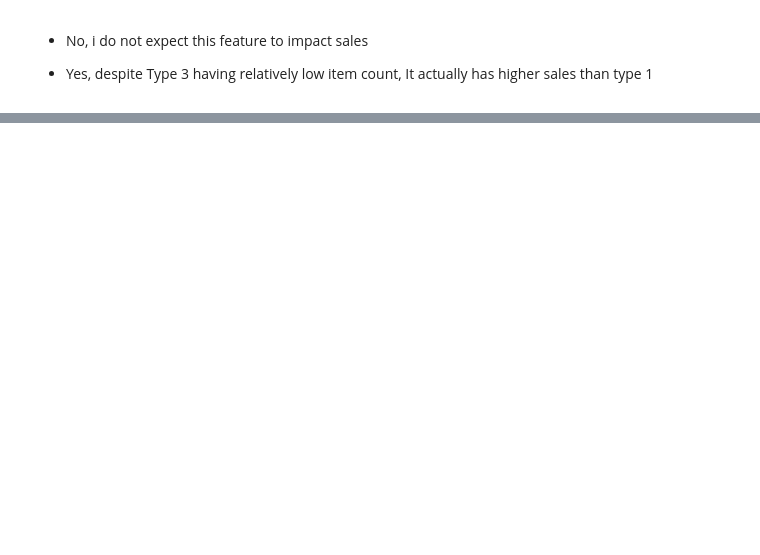
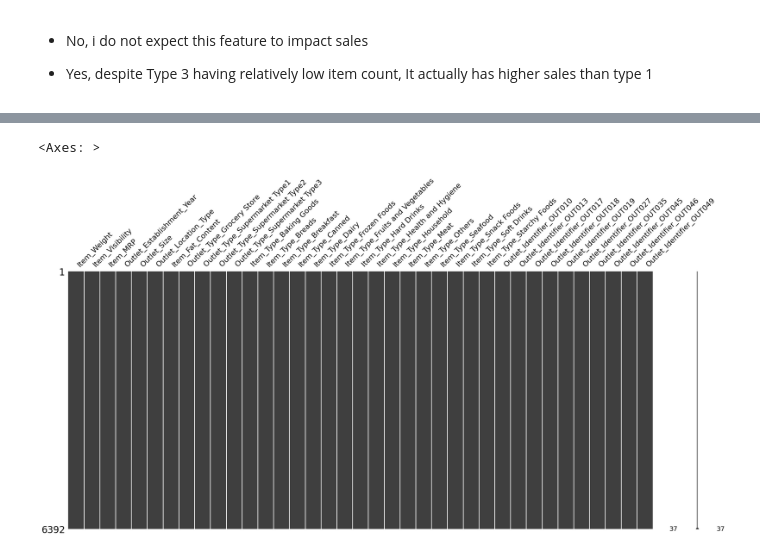
Before and after one commit to UKashNK/Prediction-of-Product-Sales, a Jupyter notebook: Prediction_of_Product_Sales.ipynb, the cells around one changed output, grey strips where cells are left out. Cells and saved outputs as stored; diff of their text form; code cells hidden in the pictures; blank space fills up the shorter version.

```diff
--- a/Prediction_of_Product_Sales.ipynb
+++ b/Prediction_of_Product_Sales.ipynb
@@ -696,0 +866,29 @@ multi_viz(df,"Outlet_Type")
+# %%
+#Instantialising transformers
+
+#Imputing
+num_imputer = SimpleImputer(strategy="mean")
+ord_imputer = SimpleImputer(strategy="constant",fill_value="NA")
+
+#encoders
+ord_encorder = OrdinalEncoder(categories=ord_cols_order)
+ohe_encorder = OneHotEncoder(sparse_output=False,handle_unknown="ignore")
+
+#Standardisation
+scaler=StandardScaler()
+# %%
+#Instantialising Pipeline
+num_pipe = make_pipeline(num_imputer,scaler)
+cat_pipe = make_pipeline(ohe_encorder)
+ord_pipe = make_pipeline(ord_imputer,ord_encorder,scaler)
+# %%
+#Instantialising Column Transformer
+
+num_tuple=("Numeric",num_pipe,num_cols)
+cat_tuple=("Nominal",cat_pipe,cat_cols)
+ord_tuple=("Ordinal",ord_pipe,ord_cols)
+
+col_transformer = ColumnTransformer([num_tuple,ord_tuple,cat_tuple],verbose_feature_names_out=False)
+
+#Fitting the transformer
+col_transformer.fit(X_train)
@@ -696,0 +913,12 @@ multi_viz(df,"Outlet_Type")
+# %%
+#Transforming Train set
+X_train_tf = col_transformer.transform(X_train)
+
+#Transforming Test set
+X_test_tf = col_transformer.transform(X_test)
+# %%
+#checking missing values
+missingno.matrix(X_train_tf)
+# %% [output]
+<Axes: >
+[figure, added]
```
Also changed, not shown: parts of 25 cells of this notebook.
